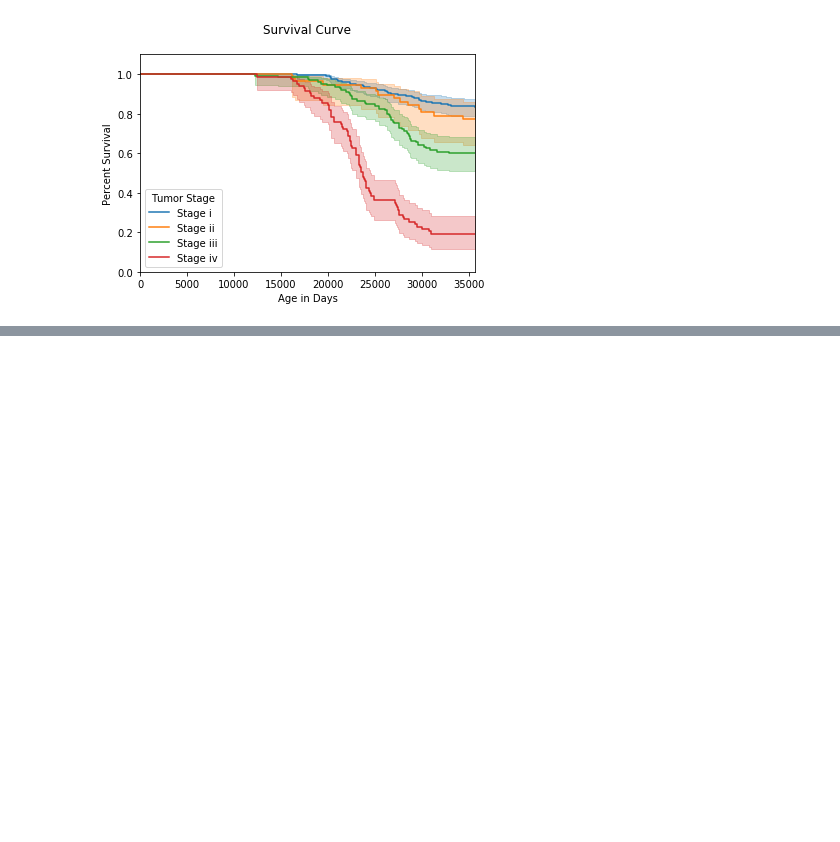
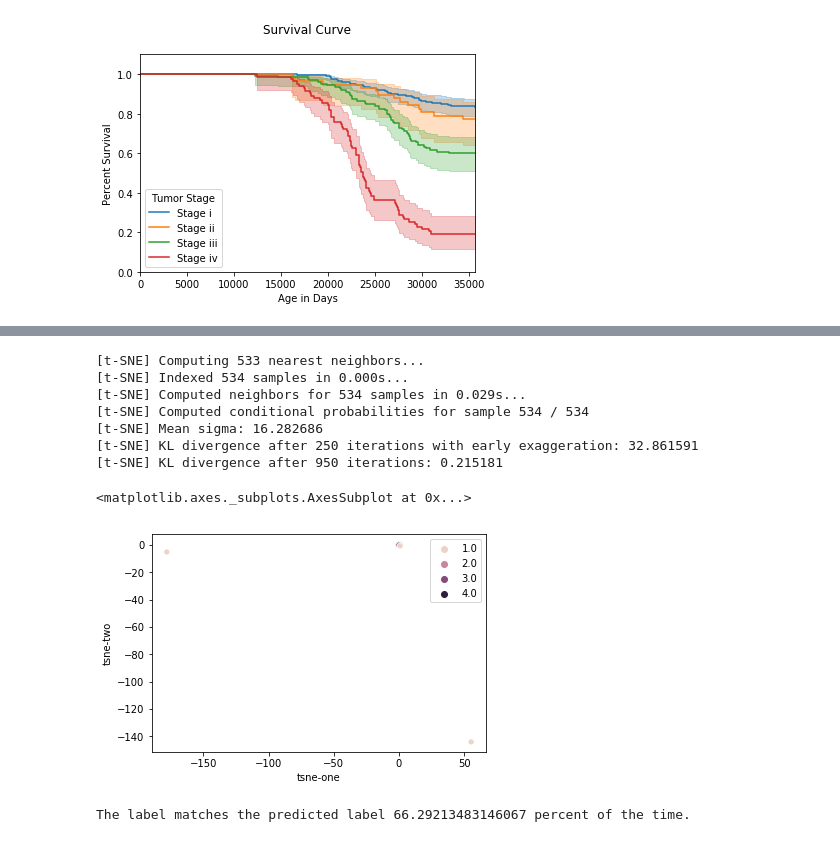
Before and after one commit to JoeJessee/rCCC_clinical_clustering, a Jupyter notebook: Final Project 3.ipynb, the cells around one changed output, grey strips where cells are left out. Cells and saved outputs as stored; diff of their text form; code cells hidden in the pictures; blank space fills up the shorter version.

```diff
--- a/Final Project 3.ipynb
+++ b/Final Project 3.ipynb
@@ -297,0 +435,55 @@ plt.show()
+# %%
+# T-SNE
+# Create numpy array of each row in the dataset
+tsne_list = []
+len(clinical_info.encoded.index)
+for x in range(len(clinical_info.encoded.index)):
+    row = clinical_info.encoded.iloc[x,:]
+    tsne_list.append(row)
+
+tsne_list = np.array(tsne_list)
+
+# Reduce dimensionality with TSNE
+from sklearn.manifold import TSNE
+tsne_transformed = TSNE(n_components=3, verbose = 1, perplexity = len(tsne_list), n_iter = 1000).fit_transform(tsne_list)
+
+# Create a column for each TSNE component and add it to the dataframe
+clinical_info.data['tsne-one'] = tsne_transformed[:,0]
+clinical_info.data['tsne-two'] = tsne_transformed[:,1]
+clinical_info.data['tsne-three'] = tsne_transformed[:,2]
+
+# Plot using TSNE scatterplot
+sb.scatterplot(x='tsne-one', y='tsne-two', data=clinical_info.data, hue=clinical_info.target)
+# %% [output]
+[t-SNE] Computing 533 nearest neighbors...
+[t-SNE] Indexed 534 samples in 0.000s...
+[t-SNE] Computed neighbors for 534 samples in 0.029s...
+[t-SNE] Computed conditional probabilities for sample 534 / 534
+[t-SNE] Mean sigma: 16.282686
+[t-SNE] KL divergence after 250 iterations with early exaggeration: 32.861591
+[t-SNE] KL divergence after 950 iterations: 0.215181
+<matplotlib.axes._subplots.AxesSubplot at 0x...>
+[figure, added]
+# %%
+# Instantiate KNN and fit to data
+knn = KNeighborsClassifier(n_neighbors=5)
+knn.fit(X, y)
+
+pred_y = knn.predict(X)
+
+type(pred_y)
+
+# Compare the label with the predicted label for knn
+comparison = []
+def compare_arrays(y, pred_y):
+    for x in range(len(y)):
+        if y[x] == pred_y[x]:
+            comparison.append(1)
+        else:
+            comparison.append(0)
+    efficiency = (sum(comparison) / len(y)) * 100
+    print("The label matches the predicted label " + str(efficiency) + " percent of the time.")
+
+compare_arrays(y, pred_y)
+# %% [output]
+The label matches the predicted label 66.29213483146067 percent of the time.
```
Also changed, not shown: parts of 19 cells of this notebook, 2 other files.
